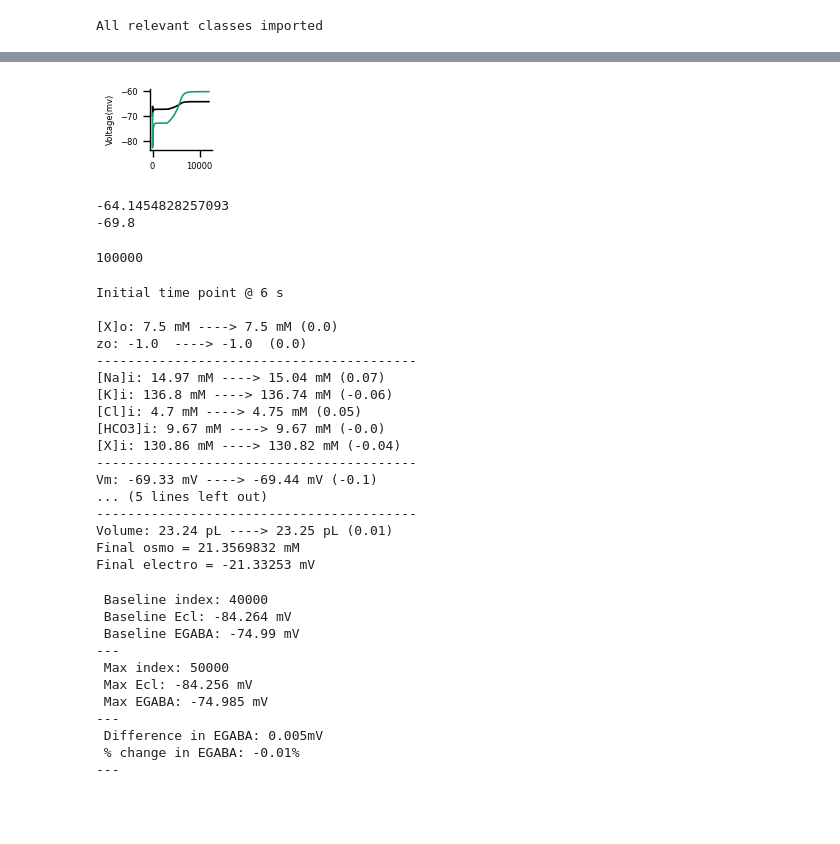
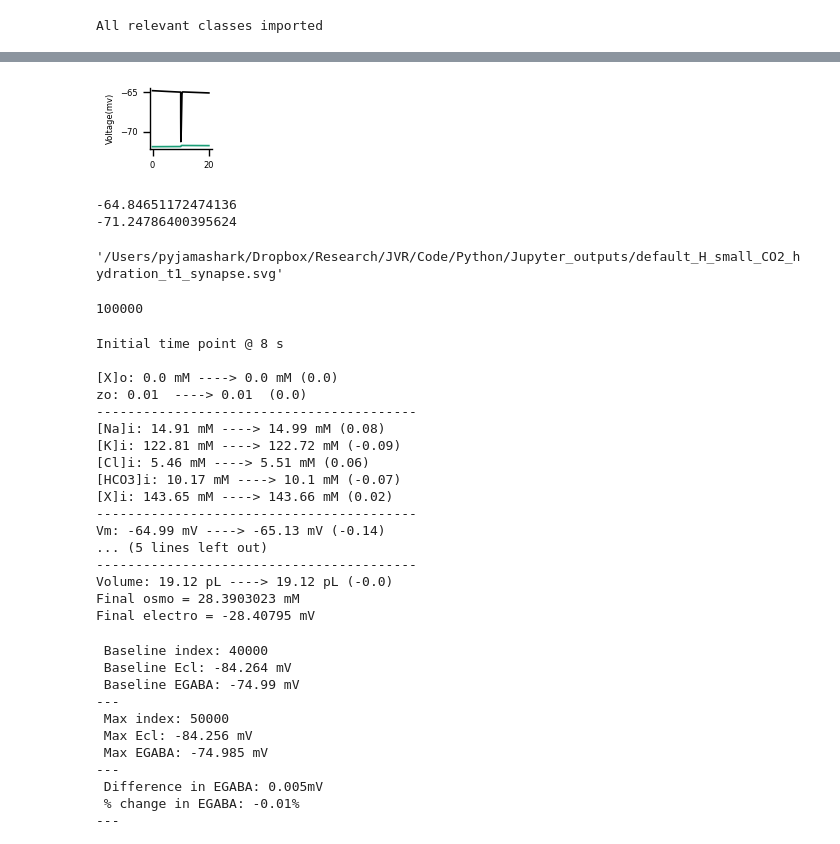
Before and after one commit to Eran707/Single-Cell-Simulator, a Jupyter notebook: Jupyter_notebooks_for_analysis/ORCHID_Synapses.ipynb, the cells around one changed output, grey strips where cells are left out. Saved outputs shown, nothing was run; the diff lists cells and outputs as text; code cells hidden in the pictures; blank space fills up the shorter version.

```diff
--- a/Jupyter_notebooks_for_analysis/ORCHID_Synapses.ipynb
+++ b/Jupyter_notebooks_for_analysis/ORCHID_Synapses.ipynb
@@ -147,9 +135,10 @@ na_arr = [master_arr[0][i][3]*1e3 for i in range(end_int)]
 k_arr = [master_arr[0][i][4]*1e3 for i in range(end_int)]
 cl_arr = [master_arr[0][i][5]*1e3 for i in range(end_int)]
 hco3_arr = [master_arr[0][i][6]*1e3 for i in range(end_int)]
-x_arr = [master_arr[0][i][7]*1e3 for i in range(end_int)]
-z_arr = [master_arr[0][i][8] for i in range(end_int)]
-vm_arr = [master_arr[0][i][9]*1e3 for i in range(end_int)]
+h_arr = [master_arr[0][i][7]*1e3 for i in range(end_int)]
+x_arr = [master_arr[0][i][8]*1e3 for i in range(end_int)]
+z_arr = [master_arr[0][i][9] for i in range(end_int)]
+vm_arr = [master_arr[0][i][10]*1e3 for i in range(end_int)]
 vol_arr = [master_arr[0][i][2]*1e13 for i in range(end_int)]
 
 nao_arr = [master_arr[1][i][3]*1e3 for i in range(end_int)]
@@ -180,7 +169,7 @@ df_gaba_arr = [vm_arr[i] - E_gaba_arr[i]  for i in range(end_int)]
 tmin_arr =[t_arr[i] for i in range(end_int)]
 buffer = 0 #50000
 #back_buffer = len(t_arr) - 4400
-back_buffer = -1
+back_buffer = 100000
 ####################################################################
 # DEFINE FIGURE AND AXES
 
@@ -199,41 +188,45 @@ ax_1A.plot(tmin_arr[buffer:back_buffer], vm_arr[buffer:back_buffer],color='#0000
 #ax_1A.plot(tmin_arr[buffer:], ek_arr[buffer:],color=col_arr[2], label='Ek')
 ax_1A.plot(tmin_arr[buffer:back_buffer], E_gaba_arr[buffer:back_buffer], color=col_arr[1], label='ECl')
 
 
 #ax_1A.legend(bbox_to_anchor=(0.8,0.4), loc = 'lower left', frameon=False,fontsize=8)
 
 ax_1A.set_ylabel("Voltage(mv)",fontsize=6)
 #ax_1A.set_ylim(-76, -69)
 
 #mplt.xticks([])
 ax_1A.tick_params(axis='both', which='major', labelsize=6)
 
 #####################################################################
 
 #ax_1A.set_xlabel("Time (s)",fontsize=14)
 
 
 #######################################
-file_name = "KCC2_block_synapse_full_NAH.svg"
+file_name = "default_H_small_CO2_hydration_t1_synapse.svg"
 current_folder = os.getcwd()
 # Get the parent folder of the current working directory
 parent_folder = os.path.dirname(os.path.abspath(current_folder))
 hdf5_folder = os.path.join(parent_folder, "Jupyter_outputs")
 # Create the "HDF5_files" folder if it doesn't exist
 if not os.path.exists(hdf5_folder):
     os.makedirs(hdf5_folder)
 
 file_name = os.path.join(hdf5_folder, file_name)
 
 f1.savefig(file_name, dpi=2000, bbox_inches='tight')
 # %% [output]
-[figure, old version]
+[figure, new version]
 # %%
 print(max(vm_arr[:]))
 print(min(vm_arr[:]))
 # %% [output]
--64.1454828257093
--69.8
+-64.84651172474136
+-71.24786400395624
+# %%
+file_name
+# %% [output]
+'/Users/pyjamashark/Dropbox/Research/JVR/Code/Python/Jupyter_outputs/default_H_small_CO2_hydration_t1_synapse.svg'
 # %%
 len(na_arr)
 # %% [output]
@@ -272,23 +265,23 @@ electroo = round(nao_arr[-1],7) + round(ko_arr[-1],7) - round(clo_arr[-1],7) + (
 electro_diff = round((electroi - electroo),5)
 print(f"Final electro = {electro_diff} mV")
 # %% [output]
-Initial time point @ 6 s
+Initial time point @ 8 s
 
-[X]o: 7.5 mM ----> 7.5 mM (0.0)
-zo: -1.0  ----> -1.0  (0.0)
+[X]o: 0.0 mM ----> 0.0 mM (0.0)
+zo: 0.01  ----> 0.01  (0.0)
 -----------------------------------------
-[Na]i: 14.97 mM ----> 15.04 mM (0.07)
-[K]i: 136.8 mM ----> 136.74 mM (-0.06)
-[Cl]i: 4.7 mM ----> 4.75 mM (0.05)
-[HCO3]i: 9.67 mM ----> 9.67 mM (-0.0)
-[X]i: 130.86 mM ----> 130.82 mM (-0.04)
+[Na]i: 14.91 mM ----> 14.99 mM (0.08)
+[K]i: 122.81 mM ----> 122.72 mM (-0.09)
+[Cl]i: 5.46 mM ----> 5.51 mM (0.06)
+[HCO3]i: 10.17 mM ----> 10.1 mM (-0.07)
+[X]i: 143.65 mM ----> 143.66 mM (0.02)
 -----------------------------------------
-Vm: -69.33 mV ----> -69.44 mV (-0.1)
+Vm: -64.99 mV ----> -65.13 mV (-0.14)
 ... (5 lines left out)
 -----------------------------------------
-Volume: 23.24 pL ----> 23.25 pL (0.01)
-Final osmo = 21.3569832 mM
-Final electro = -21.33253 mV
+Volume: 19.12 pL ----> 19.12 pL (-0.0)
+Final osmo = 28.3903023 mM
+Final electro = -28.40795 mV
 # %%
 baseline_vm = vm_arr[start_int]
 baseline_ecl = E_cl_arr[start_int]
```
Also changed, not shown: parts of 2 cells of this notebook, 2 other files.
